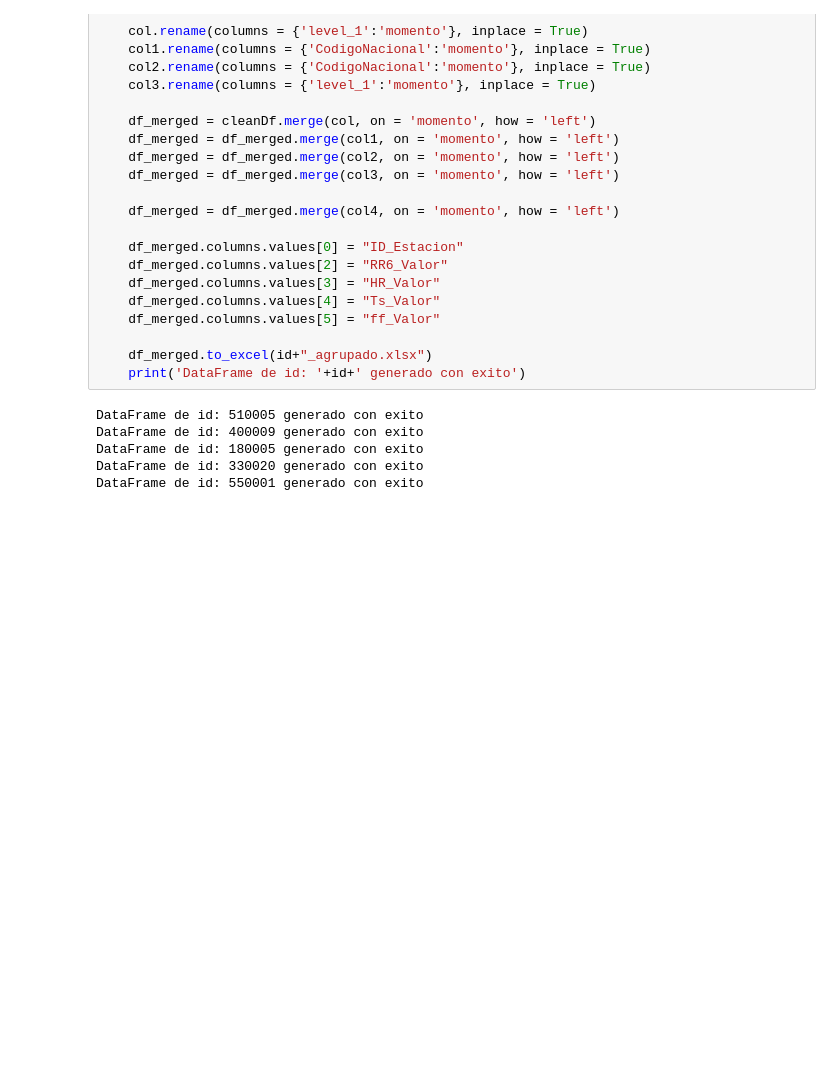
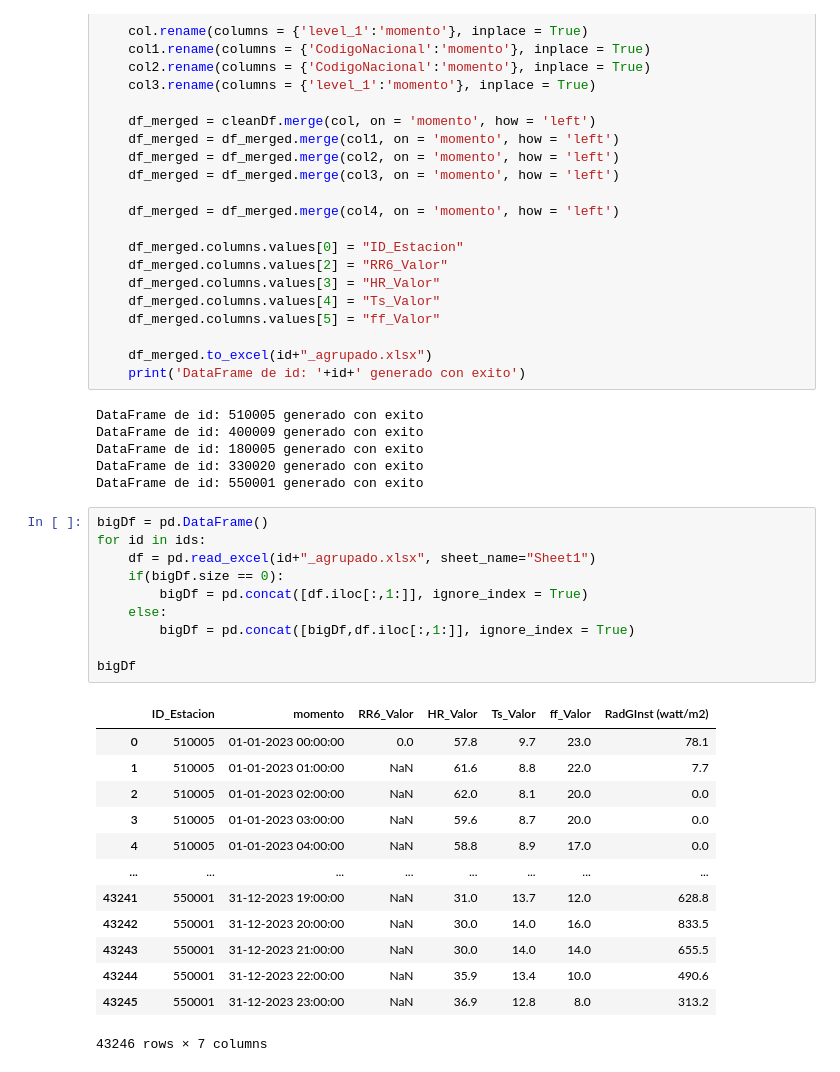
Before and after one commit to Ch0rip4m/INFO147-Proyecto, a Jupyter notebook: Project_notebook.ipynb, the cells around one changed output. Saved outputs shown, nothing was run; the diff lists cells and outputs as text; blank space fills up the shorter version.

```diff
--- a/Project_notebook.ipynb
+++ b/Project_notebook.ipynb
@@ -126,3 +126,27 @@ DataFrame de id: 400009 generado con exito
 DataFrame de id: 180005 generado con exito
 DataFrame de id: 330020 generado con exito
 DataFrame de id: 550001 generado con exito
+# %%
+bigDf = pd.DataFrame()
+for id in ids:
+    df = pd.read_excel(id+"_agrupado.xlsx", sheet_name="Sheet1")
+    if(bigDf.size == 0):
+        bigDf = pd.concat([df.iloc[:,1:]], ignore_index = True)
+    else:
+        bigDf = pd.concat([bigDf,df.iloc[:,1:]], ignore_index = True)
+
+bigDf
+# %% [output]
+|  | ID_Estacion | momento | RR6_Valor | HR_Valor | Ts_Valor | ff_Valor | RadGInst (watt/m2) |
+| 0 | 510005 | 01-01-2023 00:00:00 | 0.0 | 57.8 | 9.7 | 23.0 | 78.1 |
+| 1 | 510005 | 01-01-2023 01:00:00 | NaN | 61.6 | 8.8 | 22.0 | 7.7 |
+| 2 | 510005 | 01-01-2023 02:00:00 | NaN | 62.0 | 8.1 | 20.0 | 0.0 |
+| 3 | 510005 | 01-01-2023 03:00:00 | NaN | 59.6 | 8.7 | 20.0 | 0.0 |
+| 4 | 510005 | 01-01-2023 04:00:00 | NaN | 58.8 | 8.9 | 17.0 | 0.0 |
+| ... | ... | ... | ... | ... | ... | ... | ... |
+| 43241 | 550001 | 31-12-2023 19:00:00 | NaN | 31.0 | 13.7 | 12.0 | 628.8 |
+| 43242 | 550001 | 31-12-2023 20:00:00 | NaN | 30.0 | 14.0 | 16.0 | 833.5 |
+| 43243 | 550001 | 31-12-2023 21:00:00 | NaN | 30.0 | 14.0 | 14.0 | 655.5 |
+| 43244 | 550001 | 31-12-2023 22:00:00 | NaN | 35.9 | 13.4 | 10.0 | 490.6 |
+| 43245 | 550001 | 31-12-2023 23:00:00 | NaN | 36.9 | 12.8 | 8.0 | 313.2 |
+43246 rows × 7 columns
```
Also changed, not shown: parts of 4 cells of this notebook.
